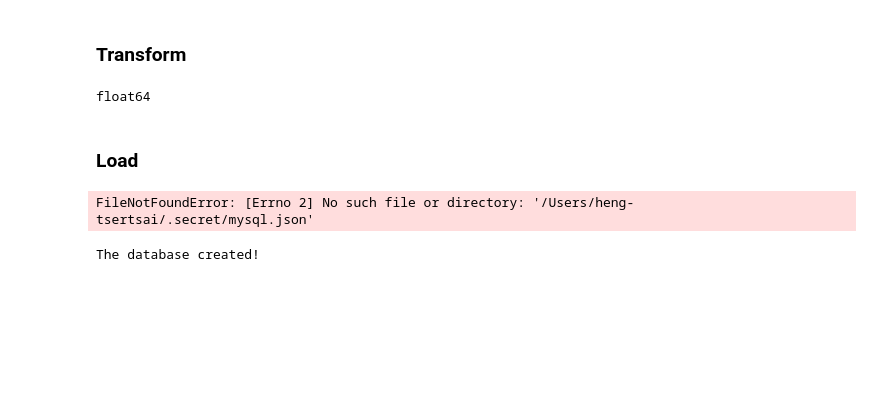
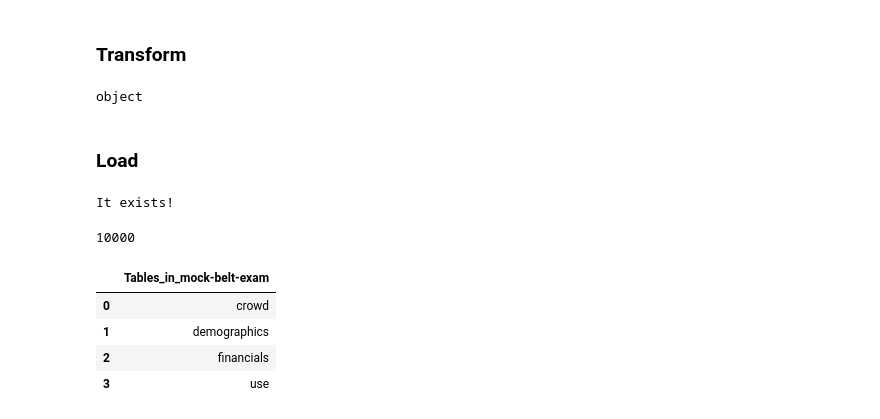
Before and after one commit to hawkeyedatatsai/Data-Enrichment-Mock-Belt-Exam, a Jupyter notebook: Analyzing API data on customer sales.ipynb, the cells around one changed output. Drawn from its saved outputs; the diff is of its cells as text; code cells hidden in the pictures; blank space fills up the shorter version.

```diff
--- a/Analyzing API data on customer sales.ipynb
+++ b/Analyzing API data on customer sales.ipynb
@@ -161,19 +161,14 @@ None
 # %%
 #remove ‘$’ from funded_amount and change to numeric
 financials['funded_amount']=financials['funded_amount'].str.replace('$', '')
-financials['funded_amount'] = financials['funded_amount'].astype(float)
+financials['funded_amount'] = financials['funded_amount']
 print(financials['funded_amount'].dtype)
 # %% [output]
-float64
+object
 # %% [markdown]
 ### Load
 # %%
-## loading mysql credentials
-with open('/Users/heng-tsertsai/.secret/mysql.json', 'r') as f:
-    login=json.load(f)
-login.keys()
+with open('Users/heng-tsertsai/.secret/mysql.json')
-# %% [output]
-FileNotFoundError: [Errno 2] No such file or directory: '/Users/heng-tsertsai/.secret/mysql.json'
 # %%
 connection = f"mysql+pymysql://{'root'}:{urlquote('Hjtsai$$1031')}@localhost/mock-belt-exam"
 
@@ -187,4 +182,22 @@ else:
     create_database(connection)
     print("The database created!")
 # %% [output]
-The database created!
+It exists!
+# %%
+# saving dfs to database
+crowd.to_sql('crowd', engine, index=False, if_exists="replace")
+demographics.to_sql('demographics', engine, index=False, if_exists="replace")
+financials.to_sql('financials', engine, index=False, if_exists="replace")
+use.to_sql('use', engine, index=False, if_exists="replace")
+# %% [output]
+10000
+# %%
+# check to see if tables created
+q= '''show tables;'''
+pd.read_sql(q,engine)
+# %% [output]
+|  | Tables_in_mock-belt-exam |
+| 0 | crowd |
+| 1 | demographics |
+| 2 | financials |
+| 3 | use |
```
Also changed, not shown: parts of 2 cells of this notebook, 1 other file.
